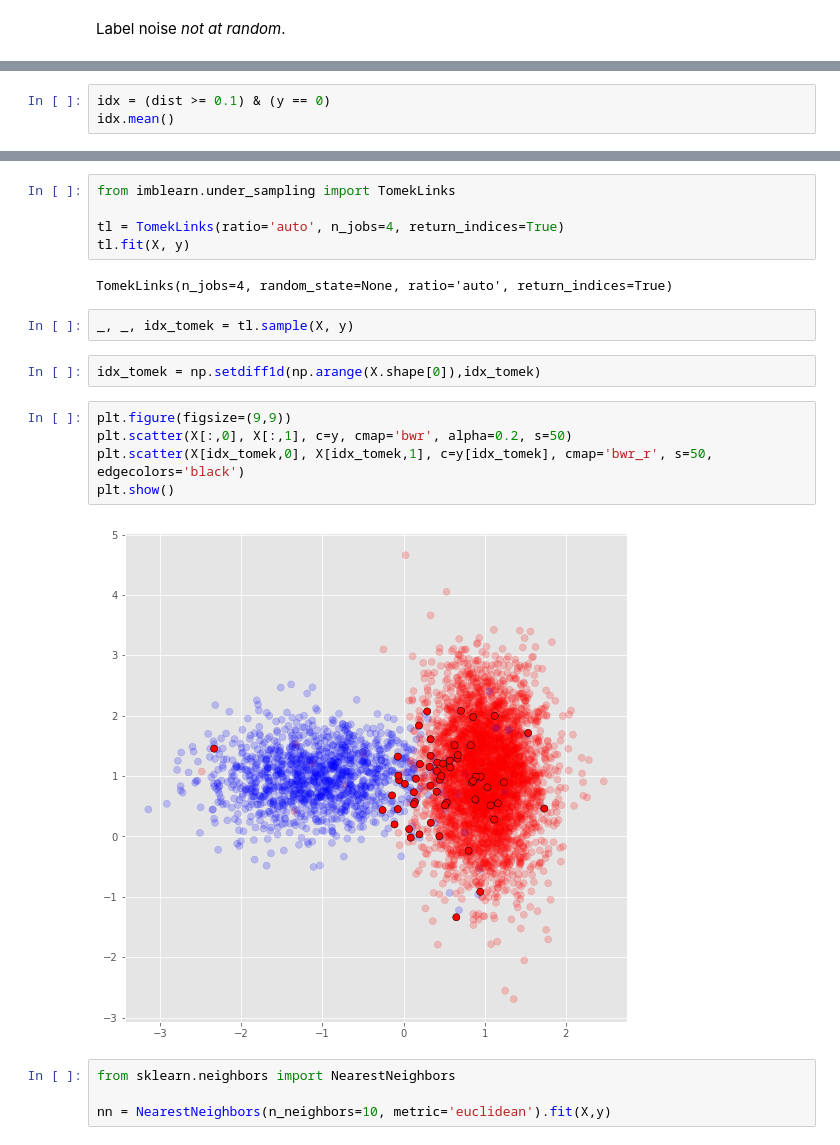
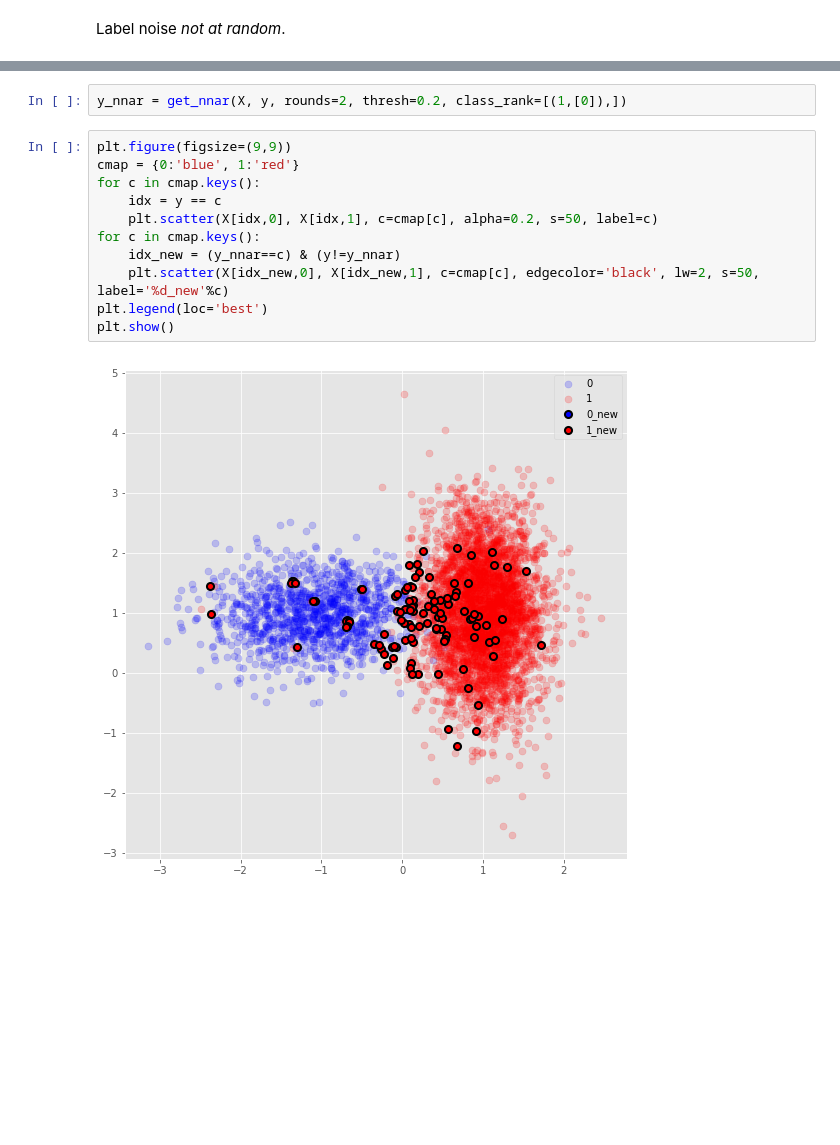
Before and after one commit to jkingphd/label_noise, a Jupyter notebook: blobs.ipynb, the cells around one changed output, grey strips where cells are left out. Cells and saved outputs as stored; diff of their text form; blank space fills up the shorter version.

Commit message:
Fixed NNAR generation code, added slide deck template.

```diff
--- a/blobs.ipynb
+++ b/blobs.ipynb
@@ -474,3 +415,0 @@ dist = knn.predict_proba(X)[:,1]
-# %%
-idx = (dist >= 0.1) & (y == 0)
-idx.mean()
@@ -486,22 +416,15 @@ plt.show()
-# %%
-from imblearn.under_sampling import TomekLinks
-
-tl = TomekLinks(ratio='auto', n_jobs=4, return_indices=True)
-tl.fit(X, y)
-# %% [output]
-TomekLinks(n_jobs=4, random_state=None, ratio='auto', return_indices=True)
-# %%
-_, _, idx_tomek = tl.sample(X, y)
-# %%
-idx_tomek = np.setdiff1d(np.arange(X.shape[0]),idx_tomek)
+# %%
+y_nnar = get_nnar(X, y, rounds=2, thresh=0.2, class_rank=[(1,[0]),])
 # %%
 plt.figure(figsize=(9,9))
-plt.scatter(X[:,0], X[:,1], c=y, cmap='bwr', alpha=0.2, s=50)
-plt.scatter(X[idx_tomek,0], X[idx_tomek,1], c=y[idx_tomek], cmap='bwr_r', s=50, edgecolors='black')
+cmap = {0:'blue', 1:'red'}
+for c in cmap.keys():
+    idx = y == c
+    plt.scatter(X[idx,0], X[idx,1], c=cmap[c], alpha=0.2, s=50, label=c)
+for c in cmap.keys():
+    idx_new = (y_nnar==c) & (y!=y_nnar)
+    plt.scatter(X[idx_new,0], X[idx_new,1], c=cmap[c], edgecolor='black', lw=2, s=50, label='%d_new'%c)
+plt.legend(loc='best')
 plt.show()
 # %% [output]
-[figure, old version]
+[figure, new version]
-# %%
-from sklearn.neighbors import NearestNeighbors
-
-nn = NearestNeighbors(n_neighbors=10, metric='euclidean').fit(X,y)
```
Also changed, not shown: parts of 15 cells of this notebook, 3 other files.
